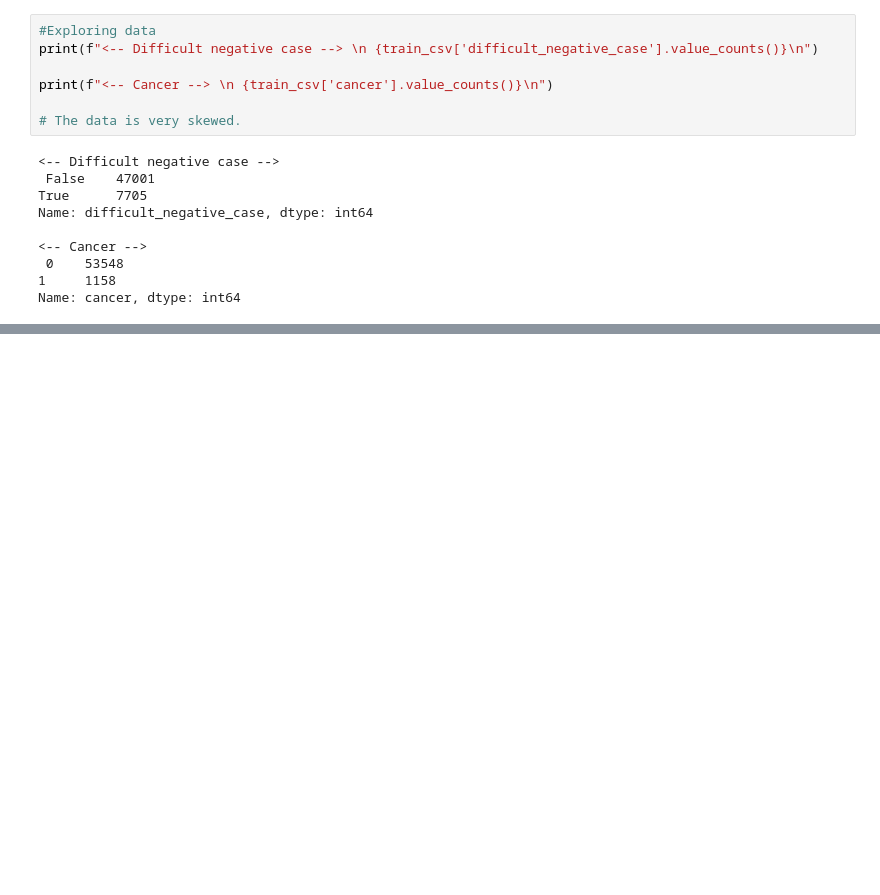
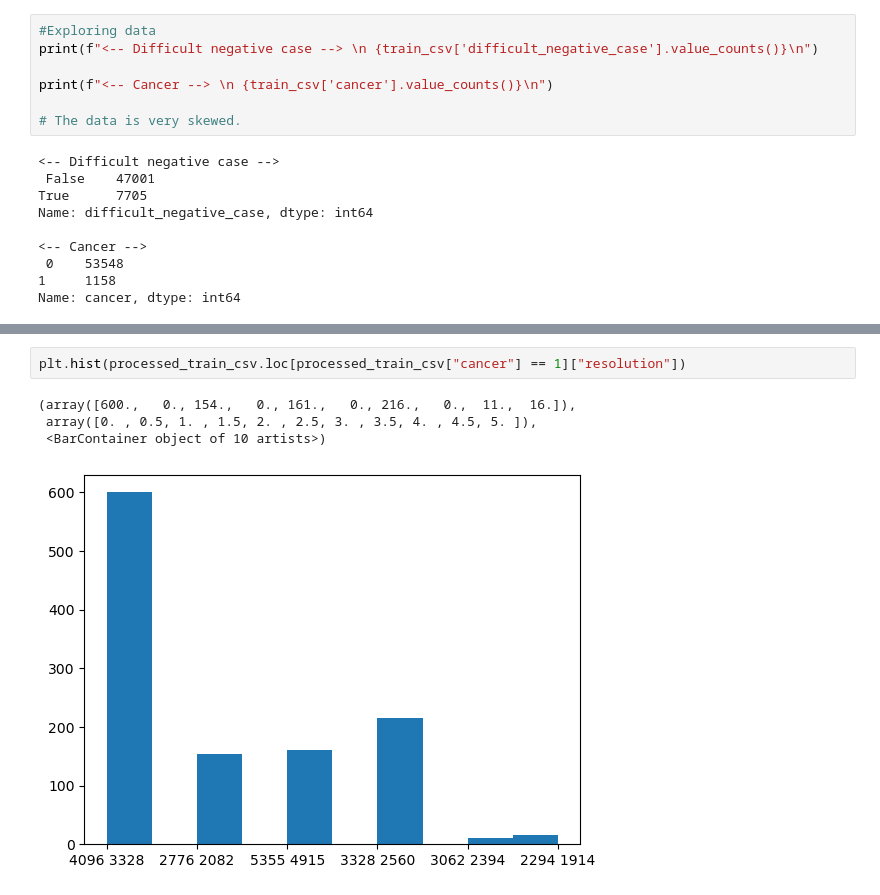
Before and after one commit to AnveshakR/Breast-Cancer-Prediction, a Jupyter notebook: notebooks/data_processing.ipynb, the cells around one changed output, grey strips where cells are left out. Saved outputs shown, nothing was run; the diff lists cells and outputs as text; blank space fills up the shorter version.

```diff
--- a/notebooks/data_processing.ipynb
+++ b/notebooks/data_processing.ipynb
@@ -184,0 +165,7 @@ for patient_id in csv_data_on_hand['patient_id'].unique():
+# %%
+plt.hist(processed_train_csv.loc[processed_train_csv["cancer"] == 1]["resolution"])
+# %% [output]
+(array([600.,   0., 154.,   0., 161.,   0., 216.,   0.,  11.,  16.]),
+ array([0. , 0.5, 1. , 1.5, 2. , 2.5, 3. , 3.5, 4. , 4.5, 5. ]),
+ <BarContainer object of 10 artists>)
+[figure, added]
```
Also changed, not shown: parts of 35 cells of this notebook, 1 other file.
